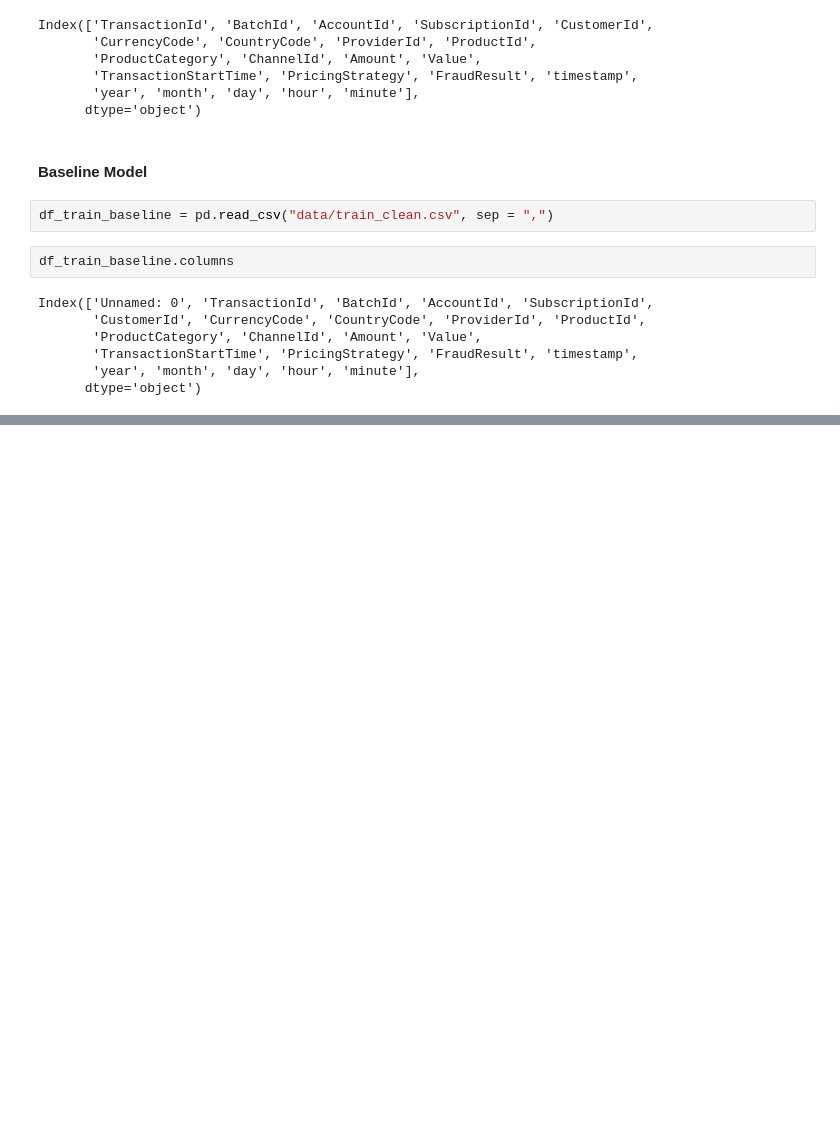
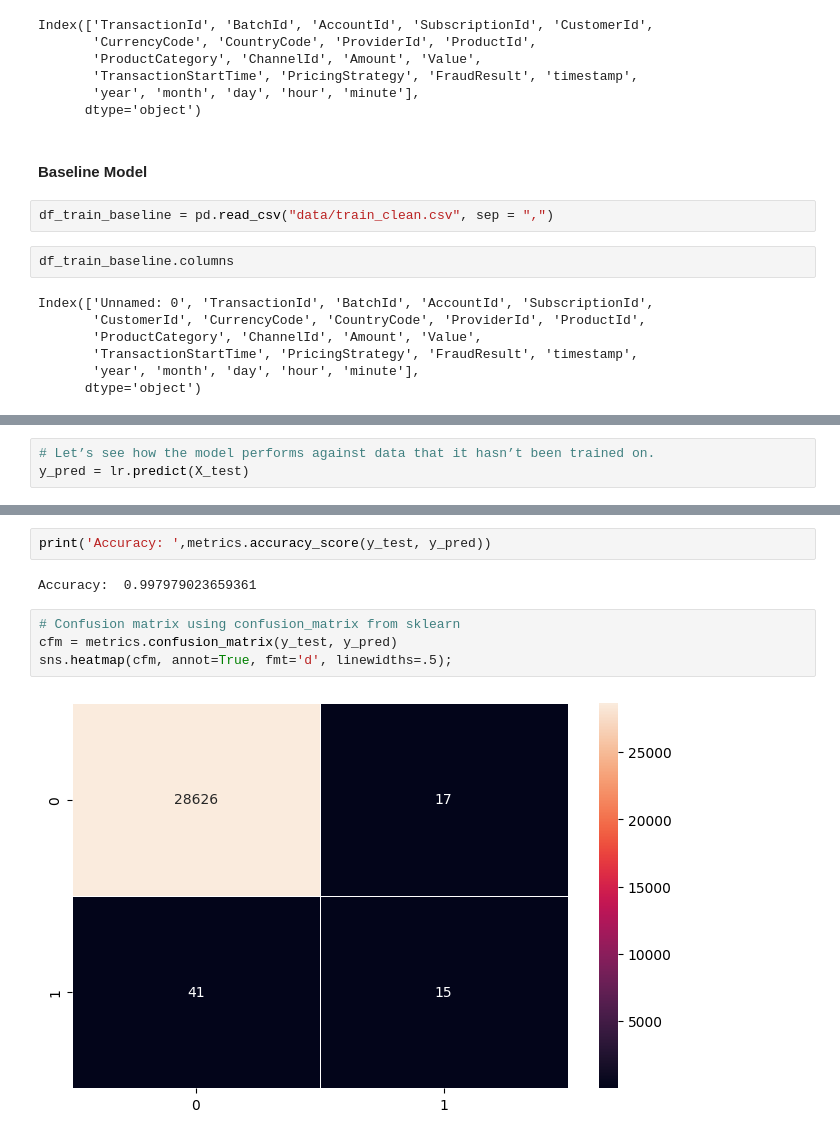
Before and after one commit to aanysofia/Fraud-Detection, a Jupyter notebook: Fraud_detection.ipynb, the cells around one changed output, grey strips where cells are left out. Cells and saved outputs as stored; diff of their text form; blank space fills up the shorter version.

```diff
--- a/Fraud_detection.ipynb
+++ b/Fraud_detection.ipynb
@@ -457,0 +466,3 @@ ValueError: could not convert string to float: 'UGX'
+# %%
+# Let’s see how the model performs against data that it hasn’t been trained on.
+y_pred = lr.predict(X_test)
@@ -457,0 +485,10 @@ ValueError: could not convert string to float: 'UGX'
+# %%
+print('Accuracy: ',metrics.accuracy_score(y_test, y_pred))
+# %% [output]
+Accuracy:  0.997979023659361
+# %%
+# Confusion matrix using confusion_matrix from sklearn
+cfm = metrics.confusion_matrix(y_test, y_pred)
+sns.heatmap(cfm, annot=True, fmt='d', linewidths=.5);
+# %% [output]
+[figure, added]
```
Also changed, not shown: parts of 12 cells of this notebook.
